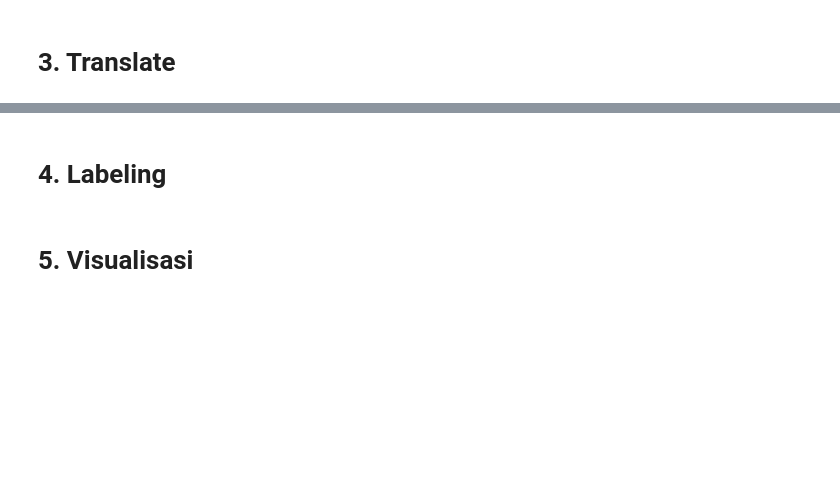
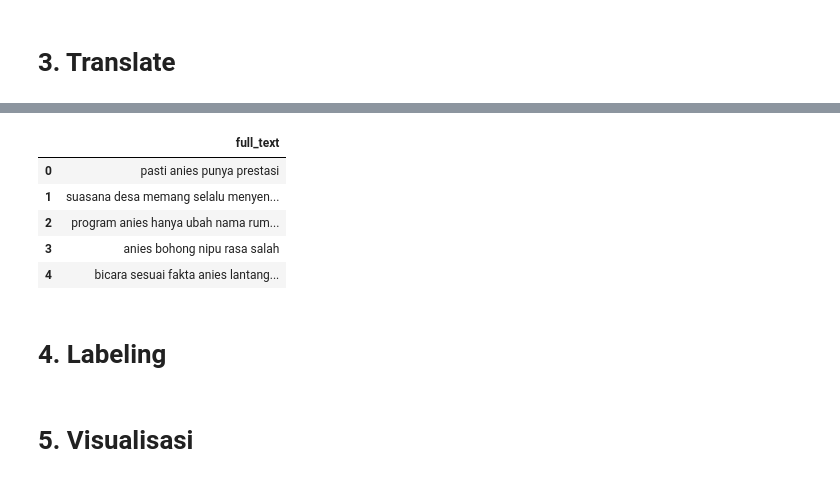
Before and after one commit to randi3281/anfipy, a Jupyter notebook: NB/projek2.ipynb, the cells around one changed output, grey strips where cells are left out. Cells and saved outputs as stored; diff of their text form; code cells hidden in the pictures; blank space fills up the shorter version.

```diff
--- a/NB/projek2.ipynb
+++ b/NB/projek2.ipynb
@@ -108,0 +264,10 @@ df
+# %%
+data =pd.read_csv('Aniestokenized.csv', encoding='latin1')
+data.head()
+# %% [output]
+|  | full_text |
+| 0 | pasti anies punya prestasi |
+| 1 | suasana desa memang selalu menyen... |
+| 2 | program anies hanya ubah nama rum... |
+| 3 | anies bohong nipu rasa salah |
+| 4 | bicara sesuai fakta anies lantang... |
```
Also changed, not shown: parts of 6 cells of this notebook, 2 other files.
